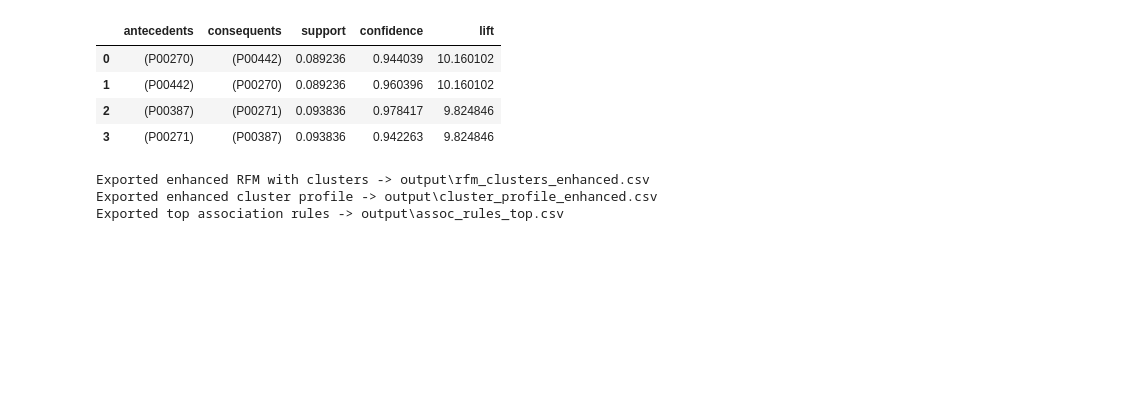
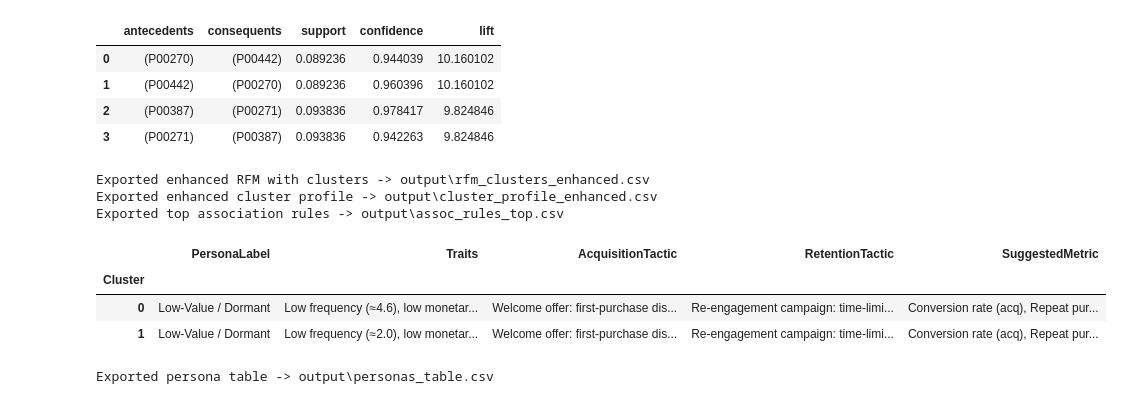
Before and after one commit to PolyU-Computer-Science/Year3-COMP3134-BI-Group-Project, a Jupyter notebook: Group_6.ipynb, the cells around one changed output. Drawn from its saved outputs; the diff is of its cells as text; code cells hidden in the pictures; blank space fills up the shorter version.

Commit message:
Update README and add personas (zh/en)

```diff
--- a/Group_6.ipynb
+++ b/Group_6.ipynb
@@ -623,3 +623,81 @@ except Exception as e:
 Exported enhanced RFM with clusters -> output\rfm_clusters_enhanced.csv
 Exported enhanced cluster profile -> output\cluster_profile_enhanced.csv
 Exported top association rules -> output\assoc_rules_top.csv
+# %%
+# Generate persona table and actionable tactics from enhanced cluster profiles
+from pathlib import Path
+
+# Ensure output dir
+output_dir = globals().get('output_dir', Path('output'))
+output_dir.mkdir(exist_ok=True)
+
+# Use rfm_enhanced and profile_enhanced already computed
+rfm_df = rfm_enhanced.copy()
+profile = profile_enhanced.copy()
+
+# Compute dataset medians as thresholds
+mon_med = rfm_df['Monetary'].median() if 'Monetary' in rfm_df.columns else rfm_df['MonetaryLog'].median()
+freq_med = rfm_df['Frequency'].median()
+rec_med = rfm_df['Recency'].median()
+
+personas = []
+for cluster in profile.index:
+    row = profile.loc[cluster]
+    # Fetch cluster-level metrics (fall back if column missing)
+    mon = row['Monetary'] if 'Monetary' in row.index else rfm_df[rfm_df['ClusterEnhanced']==cluster]['Monetary'].mean()
+    freq = row['Frequency'] if 'Frequency' in row.index else rfm_df[rfm_df['ClusterEnhanced']==cluster]['Frequency'].mean()
+    rec = row['Recency'] if 'Recency' in row.index else rfm_df[rfm_df['ClusterEnhanced']==cluster]['Recency'].mean()
+    cat_conc = row['CategoryConcentration'] if 'CategoryConcentration' in row.index else rfm_df[rfm_df['ClusterEnhanced']==cluster]['CategoryConcentration'].mean()
+    mall_div = row['MallDiversity'] if 'MallDiversity' in row.index else rfm_df[rfm_df['ClusterEnhanced']==cluster]['MallDiversity'].mean()
+
+    # Heuristic labeling
+    if (mon >= mon_med) and (rec <= rec_med):
+        label = 'High-Value (Recent)'
+        traits = f'High monetary (≈{mon:.0f}), recent purchase (avg recency {rec:.0f} days)'
+        acquisition = 'N/A — already high value; focus on upsell via exclusive bundles and referrals.'
+        retention = 'VIP program, early access to new products, personalized premium promotions.'
+    elif (freq >= freq_med) and (mon < mon_med):
+        label = 'Frequent Low-Value'
+        traits = f'High frequency (≈{freq:.1f}) but low monetary (≈{mon:.0f})'
+        acquisition = 'Promote bundle upsell and cross-sell discounts to increase basket value (e.g., 10% off when adding accessory).'
+        retention = 'Loyalty points for spending threshold; targeted value-add offers (e.g., buy 4 get 1).'
+    else:
+        label = 'Low-Value / Dormant'
+        traits = f'Low frequency (≈{freq:.1f}), low monetary (≈{mon:.0f}), long recency (≈{rec:.0f} days)'
+        acquisition = 'Welcome offer: first-purchase discount or bundle of top categories (use assoc_rules for combos).'
+        retention = 'Re-engagement campaign: time-limited coupon + product recommendations based on past categories.'
+
+    # Category loyalty note
+    if cat_conc >= 0.6:
+        traits += '; category-loyal'
+        acquisition += ' Target similar-category lookalike audiences.'
+        retention += ' Offer category-specific perks.'
+
+    # Mall behavior note
+    if mall_div <= 1.5:
+        traits += '; mall-loyal (shops at few malls)'
+        acquisition += ' Use store-level push promotions.'
+
+    personas.append({
+        'Cluster': int(cluster),
+        'PersonaLabel': label,
+        'Traits': traits,
+        'AcquisitionTactic': acquisition,
+        'RetentionTactic': retention,
+        'SuggestedMetric': 'Conversion rate (acq), Repeat purchase rate (ret)'
+    })
+
+persona_df = pd.DataFrame(personas).set_index('Cluster')
+
+display(persona_df)
+
+# Export personas
+persona_out = output_dir / 'personas_table.csv'
+persona_df.to_csv(persona_out)
+print(f'Exported persona table -> {persona_out}')
+# %% [output]
+|  | PersonaLabel | Traits | AcquisitionTactic | RetentionTactic | SuggestedMetric |
+| Cluster |  |  |  |  |  |
+| 0 | Low-Value / Dormant | Low frequency (≈4.6), low monetar... | Welcome offer: first-purchase dis... | Re-engagement campaign: time-limi... | Conversion rate (acq), Repeat pur... |
+| 1 | Low-Value / Dormant | Low frequency (≈2.0), low monetar... | Welcome offer: first-purchase dis... | Re-engagement campaign: time-limi... | Conversion rate (acq), Repeat pur... |
+Exported persona table -> output\personas_table.csv
```
Also changed, not shown: 3 other files.
